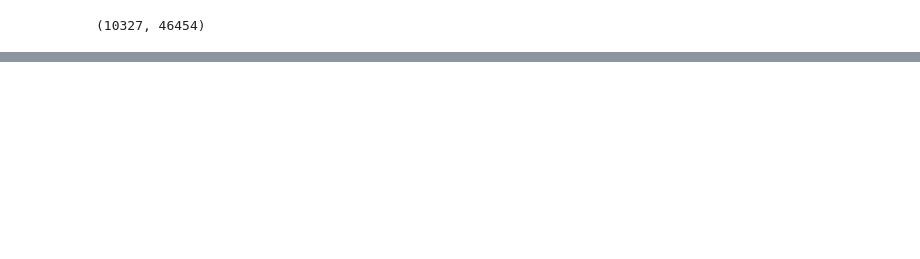
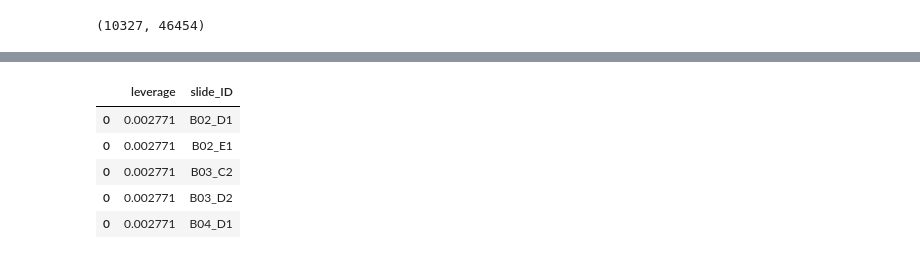
Before and after one commit to tmoerman/alois, a Jupyter notebook: notebooks/04_leverage_distributions.ipynb, the cells around one changed output, grey strips where cells are left out. Cells and saved outputs as stored; diff of their text form; code cells hidden in the pictures; blank space fills up the shorter version.

```diff
--- a/notebooks/04_leverage_distributions.ipynb
+++ b/notebooks/04_leverage_distributions.ipynb
@@ -78,0 +116,25 @@ U, s, V = svd(ex_matrix)
+# %%
+row_k = 60
+col_k = 60  # guess based on the plot above
+
+def to_lev_df(lev_values):
+    return pd.DataFrame(lev_values, columns=['leverage'])
+
+def to_row_lev_scores(U, k):
+    row_lev_values = np.sum(U[:,:k]**2, axis=1)
+
+    return to_lev_df(row_lev_values)
+
+def to_col_lev_scores(V, k):
+    col_lev_values = np.sum(V[:k,:]**2,axis=0)
+
+    return to_lev_df(col_lev_values)
+# %%
+row_lev_df = to_row_lev_scores(U, row_k)
+col_lev_df = to_col_lev_scores(V, col_k)
+
+col_lev_stats = col_lev_df.describe()
+col_lev_min = col_lev_stats.loc['min'][0]
+col_lev_std = col_lev_stats.loc['std'][0]
+# %%
+row_lev_with_slide_df = row_lev_df.merge(full[[SLIDE_ID]], left_index=True, right_index=True)
@@ -78,0 +150,9 @@ U, s, V = svd(ex_matrix)
+# %%
+row_lev_with_slide_df.head()
+# %% [output]
+|  | leverage | slide_ID |
+| 0 | 0.002771 | B02_D1 |
+| 0 | 0.002771 | B02_E1 |
+| 0 | 0.002771 | B03_C2 |
+| 0 | 0.002771 | B03_D2 |
+| 0 | 0.002771 | B04_D1 |
```
Also changed, not shown: parts of 17 cells of this notebook, 2 other files.
